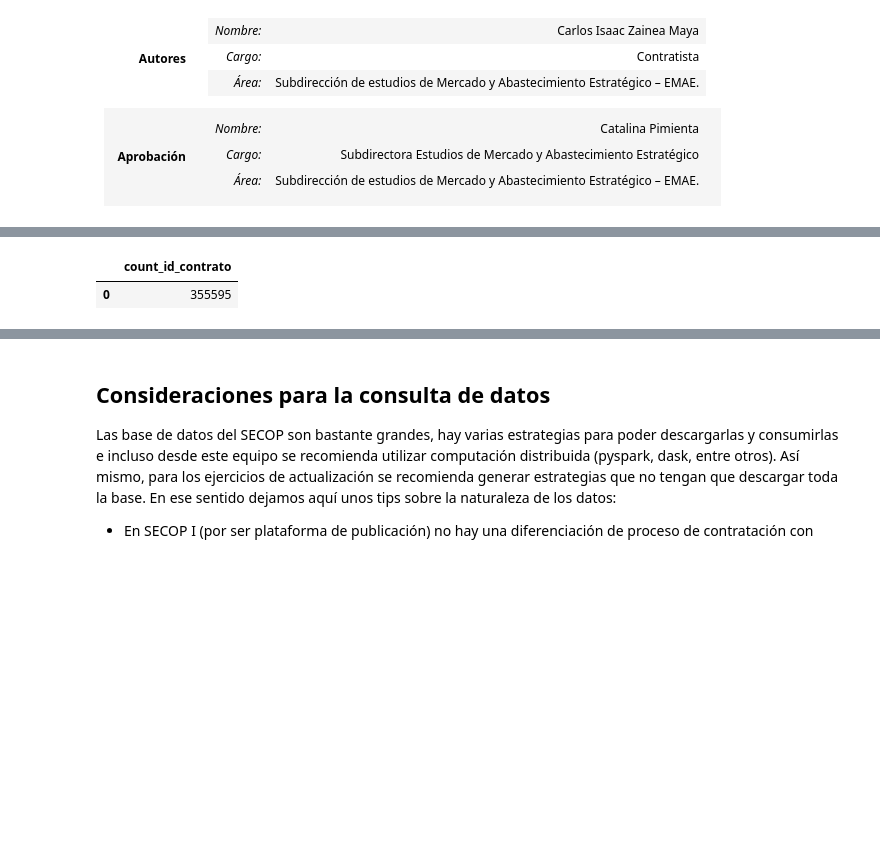
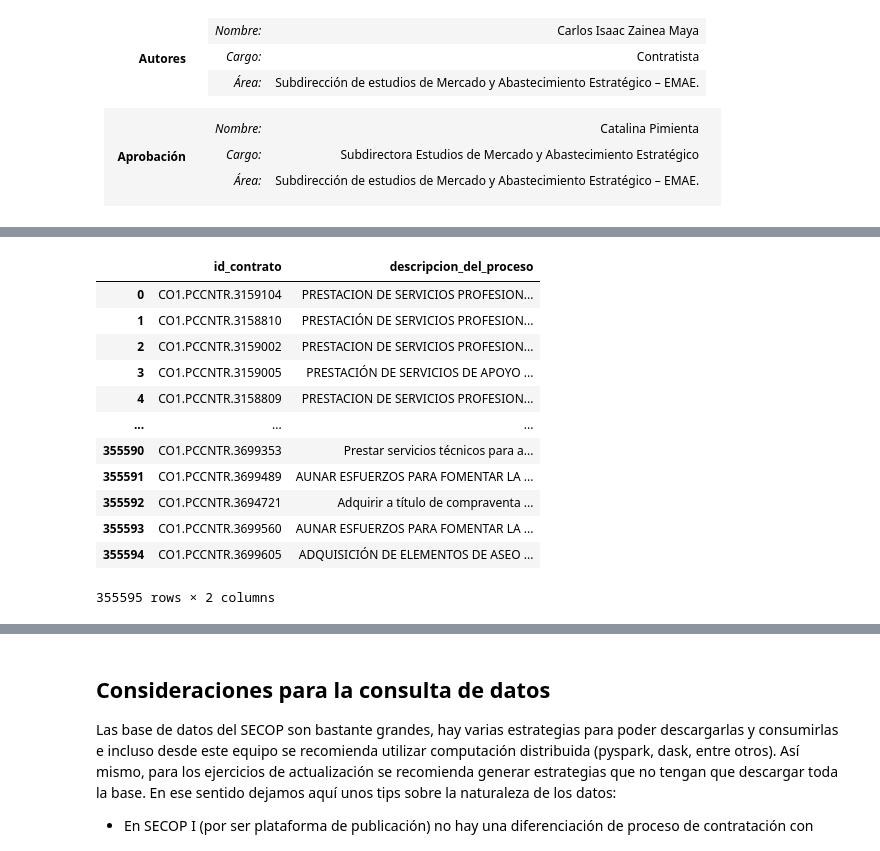
Before and after one commit to ANCP-CCE-Analitica/datos_abiertos, a Jupyter notebook: SOCRATA-Consulta.ipynb, the cells around one changed output, grey strips where cells are left out. Saved outputs shown, nothing was run; the diff lists cells and outputs as text; code cells hidden in the pictures; blank space fills up the shorter version.

```diff
--- a/SOCRATA-Consulta.ipynb
+++ b/SOCRATA-Consulta.ipynb
@@ -149,22 +149,33 @@ Hagamos una prueba con una sencilla consulta en lenguaje SoQL, muy parecido a SQ
 # %%
 socrata_dataset_identifier = "jbjy-vk9h"
 
 Query = """
 select
-    count(id_contrato)
+    id_contrato, descripcion_del_proceso
 where
     fecha_de_firma >= '2022-01-01'
 limit
 14000000
 """
 
 contratos_2022 = client.get(socrata_dataset_identifier, content_type="json", query=Query)
 
 secopII_2022_DF = pd.DataFrame(pd.DataFrame.from_dict(contratos_2022))
 secopII_2022_DF
 # %% [output]
-|  | count_id_contrato |
-| 0 | 355595 |
+|  | id_contrato | descripcion_del_proceso |
+| 0 | CO1.PCCNTR.3159104 | PRESTACION DE SERVICIOS PROFESION... |
+| 1 | CO1.PCCNTR.3158810 | PRESTACIÓN DE SERVICIOS PROFESION... |
+| 2 | CO1.PCCNTR.3159002 | PRESTACION DE SERVICIOS PROFESION... |
+| 3 | CO1.PCCNTR.3159005 | PRESTACIÓN DE SERVICIOS DE APOYO ... |
+| 4 | CO1.PCCNTR.3158809 | PRESTACION DE SERVICIOS PROFESION... |
+| ... | ... | ... |
+| 355590 | CO1.PCCNTR.3699353 | Prestar servicios técnicos para a... |
+| 355591 | CO1.PCCNTR.3699489 | AUNAR ESFUERZOS PARA FOMENTAR LA ... |
+| 355592 | CO1.PCCNTR.3694721 | Adquirir a título de compraventa ... |
+| 355593 | CO1.PCCNTR.3699560 | AUNAR ESFUERZOS PARA FOMENTAR LA ... |
+| 355594 | CO1.PCCNTR.3699605 | ADQUISICIÓN DE ELEMENTOS DE ASEO ... |
+355595 rows × 2 columns
 # %% [markdown]
 En este ejercicio es claro que usamos sentencias similares a las utilizadas en SQL, para conocer los nombres de las columnas y tener una documentación inicial de la base, siga explorando en los documentos de la API, en el caso de SECOP II contratos lo encontramos aquí: [SECOP II - Documentos API](https://dev.socrata.com/foundry/www.datos.gov.co/jbjy-vk9h). Busque la sección **FIELDS**:
 
```
Also changed, not shown: parts of 1 cell of this notebook.
